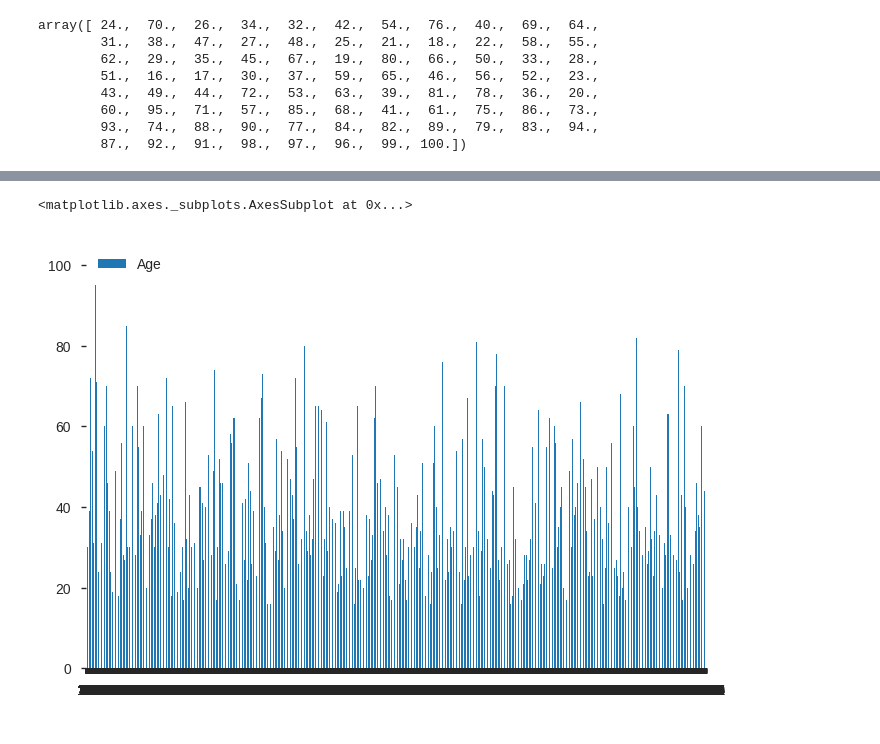
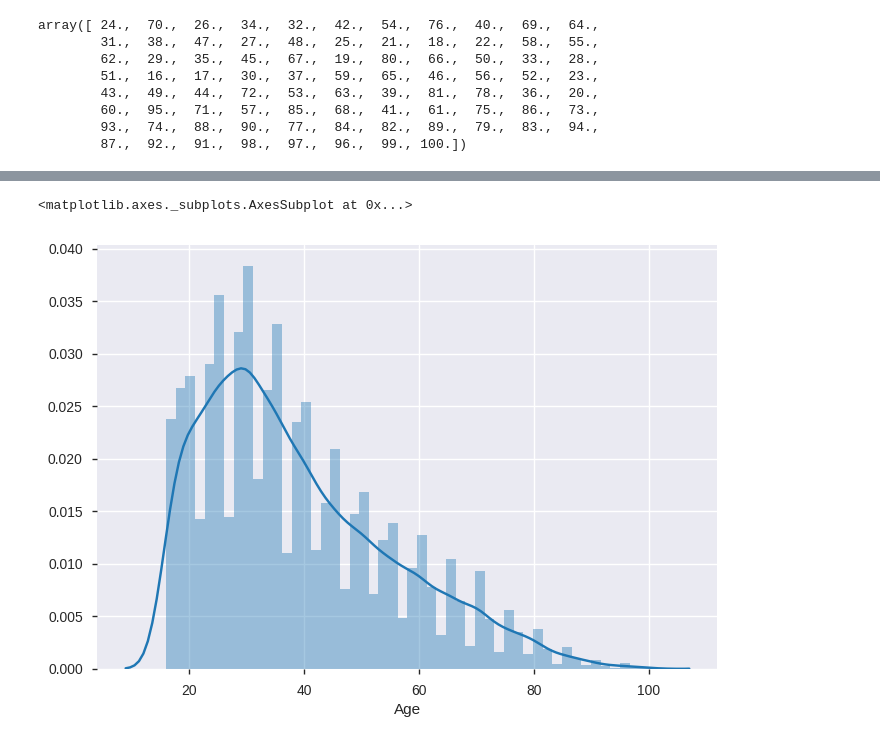
Before and after one commit to cecilia-wanja/Project-on-Financial-services-used-across-East-Africa, a Jupyter notebook: Cecilia_Wanja_Independent_Project_week1_DataScience_Core.ipynb, the cells around one changed output, grey strips where cells are left out. Drawn from its saved outputs; the diff is of its cells as text; code cells hidden in the pictures.

```diff
--- a/Cecilia_Wanja_Independent_Project_week1_DataScience_Core.ipynb
+++ b/Cecilia_Wanja_Independent_Project_week1_DataScience_Core.ipynb
@@ -314,8 +310,8 @@ finance1[finance1['Age'] < 100]['Age'].plot.hist()
-# %%
-#Creating a bar chart
-bar = finance1.plot.bar(y='Age', rot=0)
-bar
-# %% [output]
-<matplotlib.axes._subplots.AxesSubplot at 0x...>
-[figure, removed]
+# %%
+#histogram displaying the column Age
+#It is rightly inclined but still portrays a normal distribution
+sns.distplot(finance1['Age'], kde=True)
+# %% [output]
+<matplotlib.axes._subplots.AxesSubplot at 0x...>
+[figure, added]
 # %%
```
Also changed, not shown: parts of 44 cells of this notebook.
